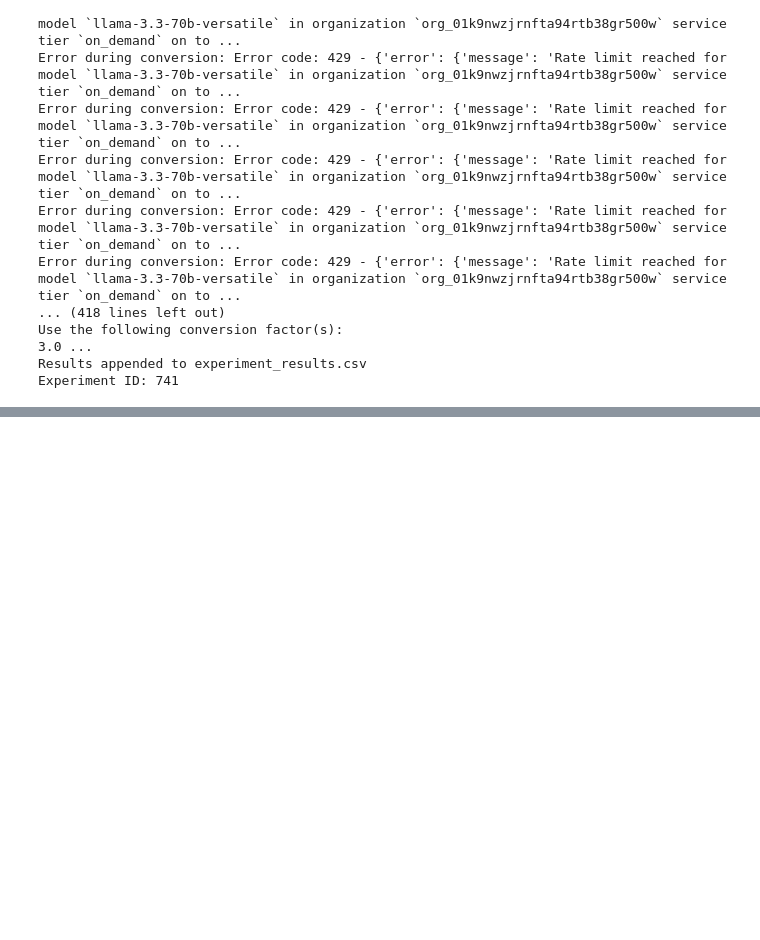
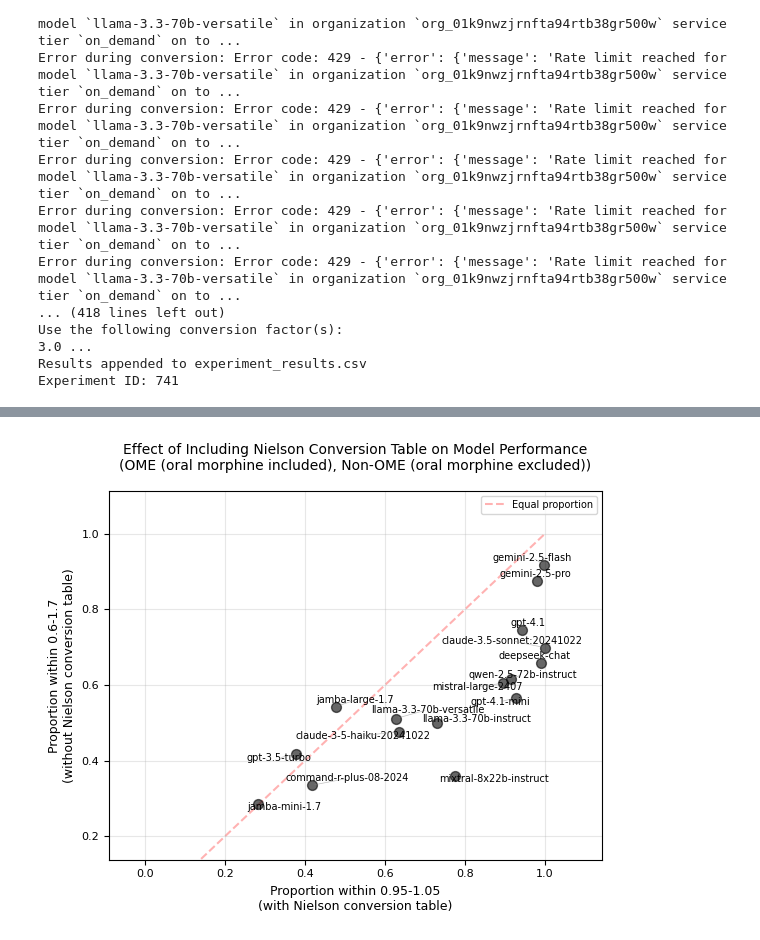
Before and after one commit to tmarton1/opioid-conversion-experiment, a Jupyter notebook: opioid-conversion.ipynb, the cells around one changed output, grey strips where cells are left out. Saved outputs shown, nothing was run; the diff lists cells and outputs as text; code cells hidden in the pictures; blank space fills up the shorter version.

Commit message:
include sigma_cons

```diff
--- a/opioid-conversion.ipynb
+++ b/opioid-conversion.ipynb
@@ -443,0 +572,92 @@ PDF generated: four_model_comparison.pdf
+# %%
+from experiment_batch import ExperimentBatch
+import matplotlib.pyplot as plt
+
+# Common parameters
+models = ['ai21/jamba-large-1.7', 'ai21/jamba-mini-1.7',
+   'anthropic/claude-3.5-sonnet:20241022',
+   'claude-3-5-haiku-20241022', 'cohere/command-r-plus-08-2024',
+   'deepseek/deepseek-chat', 'google/gemini-2.5-pro', 'gpt-3.5-turbo',
+   'gpt-4.1-mini', 'llama-3.3-70b-versatile',
+   'meta-llama/llama-3.3-70b-instruct',
+   'mistralai/mistral-large-2407', 'mistralai/mixtral-8x22b-instruct',
+   'models/gemini-2.5-flash', 'openai/gpt-4.1',
+   'qwen/qwen-2.5-72b-instruct']
+
+prompt_conditions = [
+    {"include_nielson": False, "include_examples": False},
+    {"include_nielson": True, "include_examples": False},
+]
+
+experiment_names = {
+    1: "OME (oral morphine included)",
+    2: "Non-OME (oral morphine excluded)"
+}
+
+# Configuration for each plot
+plot_configs = [
+    {'name': 'nielson_effect_overall', 'experiment_ids': [1, 2]},
+    {'name': 'nielson_effect_ome', 'experiment_ids': [1]},
+    {'name': 'nielson_effect_non-ome', 'experiment_ids': [2]}
+]
+
+# First pass: calculate global min/max for consistent axis limits
+all_with_nielson = []
+all_without_nielson = []
+
+for config in plot_configs:
+    batch = ExperimentBatch(
+        csv_file="experiment_results_by_ome.csv",
+        models=models,
+        prompt_conditions_list=prompt_conditions,
+        experiment_ids=config['experiment_ids'],
+        experiment_names=experiment_names
+    )
+
+    batch.df['model_clean'] = batch.df['model'].apply(
+        lambda x: x.split('/')[-1] if '/' in x else x
+    )
+
+    for model in batch.df['model_clean'].unique():
+        model_data = batch.df[batch.df['model_clean'] == model]
+
+        with_nielson = model_data[model_data['include_nielson'] == True]
+        if len(with_nielson) > 0:
+            ratio_with = with_nielson['ratio_observed_expected']
+            prop_tight = ((ratio_with >= 0.95) & (ratio_with <= 1.05)).sum() / len(ratio_with)
+            all_with_nielson.append(prop_tight)
+
+        without_nielson = model_data[model_data['include_nielson'] == False]
+        if len(without_nielson) > 0:
+            ratio_without = without_nielson['ratio_observed_expected']
+            prop_broad = ((ratio_without >= 0.6) & (ratio_without <= 1.7)).sum() / len(ratio_without)
+            all_without_nielson.append(prop_broad)
+
+# Calculate global limits with margins
+x_min, x_max = min(all_with_nielson), max(all_with_nielson)
+y_min, y_max = min(all_without_nielson), max(all_without_nielson)
+x_margin = (x_max - x_min) * 0.15
+y_margin = (y_max - y_min) * 0.15
+xlim = (x_min - x_margin, x_max + x_margin)
+ylim = (y_min - y_margin, y_max + y_margin)
+
+# Second pass: generate plots with consistent limits
+for config in plot_configs:
+    batch = ExperimentBatch(
+        csv_file="experiment_results_by_ome.csv",
+        models=models,
+        prompt_conditions_list=prompt_conditions,
+        experiment_ids=config['experiment_ids'],
+        experiment_names=experiment_names
+    )
+
+    fig, ax = batch.plot_nielson_effect(figsize=(6, 5), range_broad=(0.6, 1.7))
+
+    # Override with consistent axis limits
+    ax.set_xlim(xlim)
+    ax.set_ylim(ylim)
+
+    plt.savefig(f"{config['name']}.pdf", bbox_inches='tight')
+    print(f"Saved: {config['name']}.pdf")
+    plt.show()
+# %% [output]
@@ -443,0 +665 @@ PDF generated: four_model_comparison.pdf
+[figure, added]
```
Also changed, not shown: parts of 14 cells of this notebook, 3 other files.
